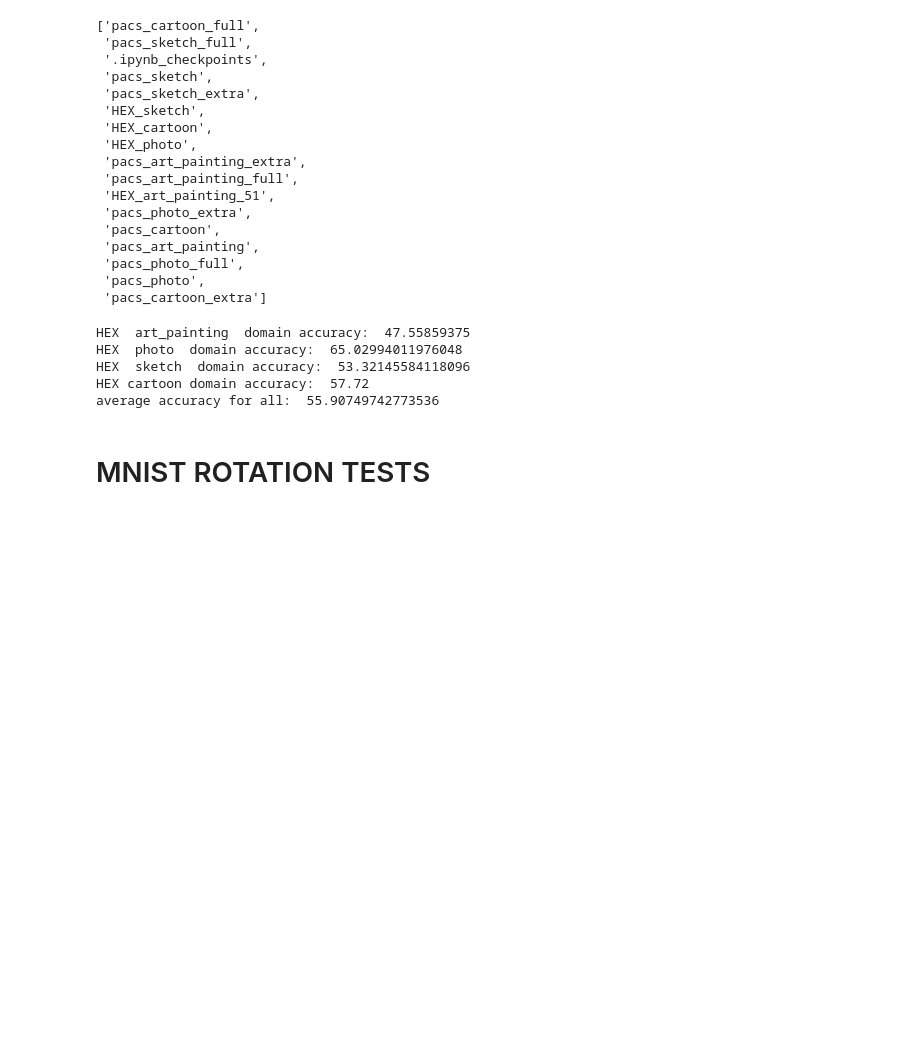
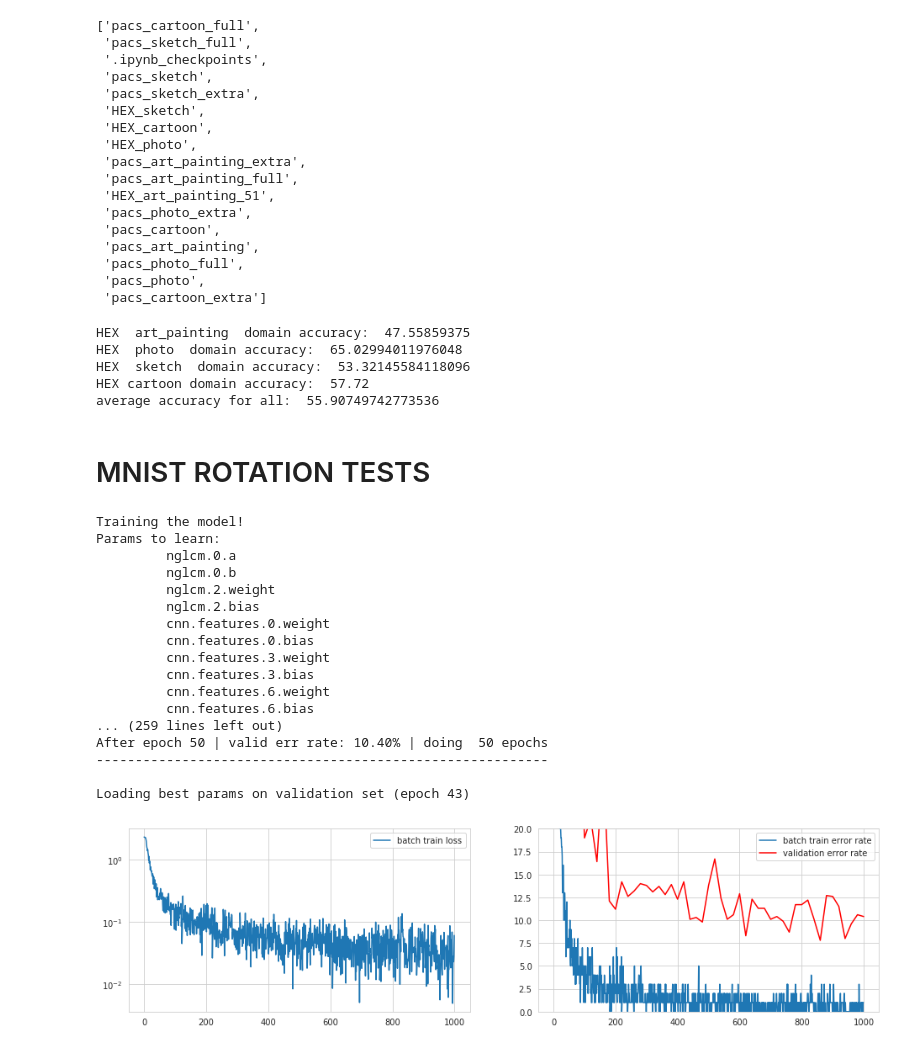
Before and after one commit to MarWit/nn_project, a Jupyter notebook: HexNet Tests.ipynb, the cells around one changed output. Cells and saved outputs as stored; diff of their text form; code cells hidden in the pictures; blank space fills up the shorter version.

Commit message:
Training HEX on MNIST with rotation as domain

```diff
--- a/HexNet Tests.ipynb
+++ b/HexNet Tests.ipynb
@@ -240,15 +242,39 @@ average accuracy for all:  55.90749742773536
 # %%
 data = generate_degset(size=100, img_size=224)
 deg = {0 : 0, 15 : 1, 30 : 2, 45 : 3, 60 : 4, 75 : 5}
+
+batch_size = 256
+log_every = 10
+epoch = 50
 # %%
-batch_loader = datasets.mnist_loader(deg[0], 256, data)
+batch_loader = mnist_loader(deg[0], batch_size, data)
 
-hexnet = HEX(dim=224, num_classes=9, alex_pretrained=False)
+
+hexnet = HEX(dim=224, num_classes=10, alex_pretrained=False)
 
 criterion = nn.CrossEntropyLoss()
 optimizer = optim.Adam(hexnet.parameters(), lr=0.001, weight_decay=0.001)
 
 train(hexnet, batch_loader, optimizer, criterion, num_epochs = epoch, cuda = cuda, log_every = log_every)
+# %% [output]
+Training the model!
+Params to learn:
+         nglcm.0.a
+         nglcm.0.b
+         nglcm.2.weight
+         nglcm.2.bias
+         cnn.features.0.weight
+         cnn.features.0.bias
+         cnn.features.3.weight
+         cnn.features.3.bias
+         cnn.features.6.weight
+         cnn.features.6.bias
+... (259 lines left out)
+After epoch 50 | valid err rate: 10.40% | doing  50 epochs
+----------------------------------------------------------
+
+Loading best params on validation set (epoch 43)
+[figure, added]
 # %%
 save_model(hexnet, 'HEX_MNIST_0')
 # %%
```
Also changed, not shown: parts of 8 cells of this notebook, 2 other files.
